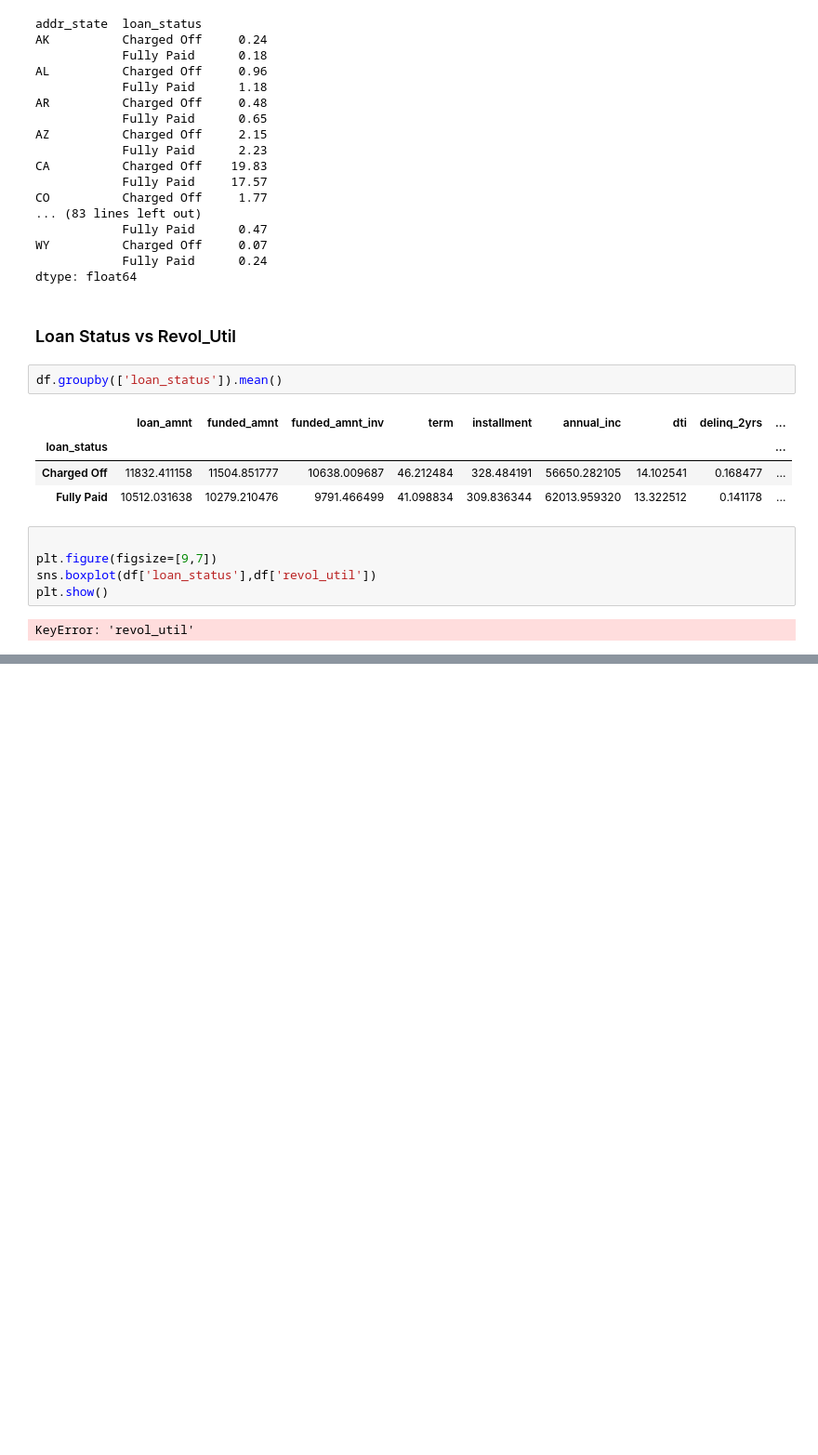
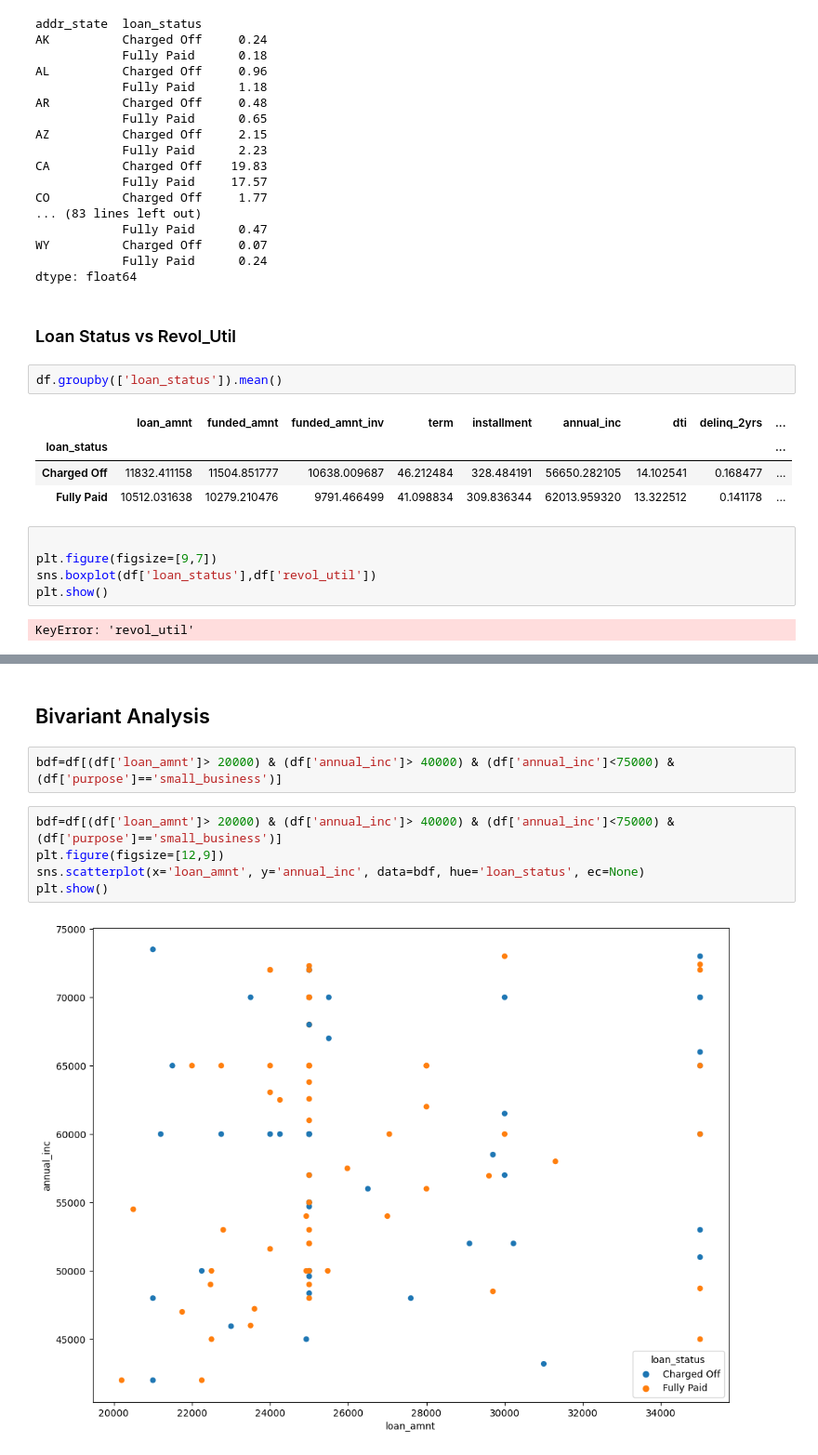
Before and after one commit to sghoshca/lending_club_case_study, a Jupyter notebook: Lending_Club_Case_Study.ipynb, the cells around one changed output, grey strips where cells are left out. Shown at 93% size. Drawn from its saved outputs; the diff is of its cells as text; blank space fills up the shorter version.

```diff
--- a/Lending_Club_Case_Study.ipynb
+++ b/Lending_Club_Case_Study.ipynb
@@ -597,0 +553,11 @@ NameError: name 'python3' is not defined
+# %% [markdown]
+## Bivariant Analysis
+# %%
+bdf=df[(df['loan_amnt']> 20000) & (df['annual_inc']> 40000) & (df['annual_inc']<75000) & (df['purpose']=='small_business')]
+# %%
+bdf=df[(df['loan_amnt']> 20000) & (df['annual_inc']> 40000) & (df['annual_inc']<75000) & (df['purpose']=='small_business')]
+plt.figure(figsize=[12,9])
+sns.scatterplot(x='loan_amnt', y='annual_inc', data=bdf, hue='loan_status', ec=None)
+plt.show()
+# %% [output]
+[figure, added]
```
Also changed, not shown: parts of 7 cells of this notebook.
